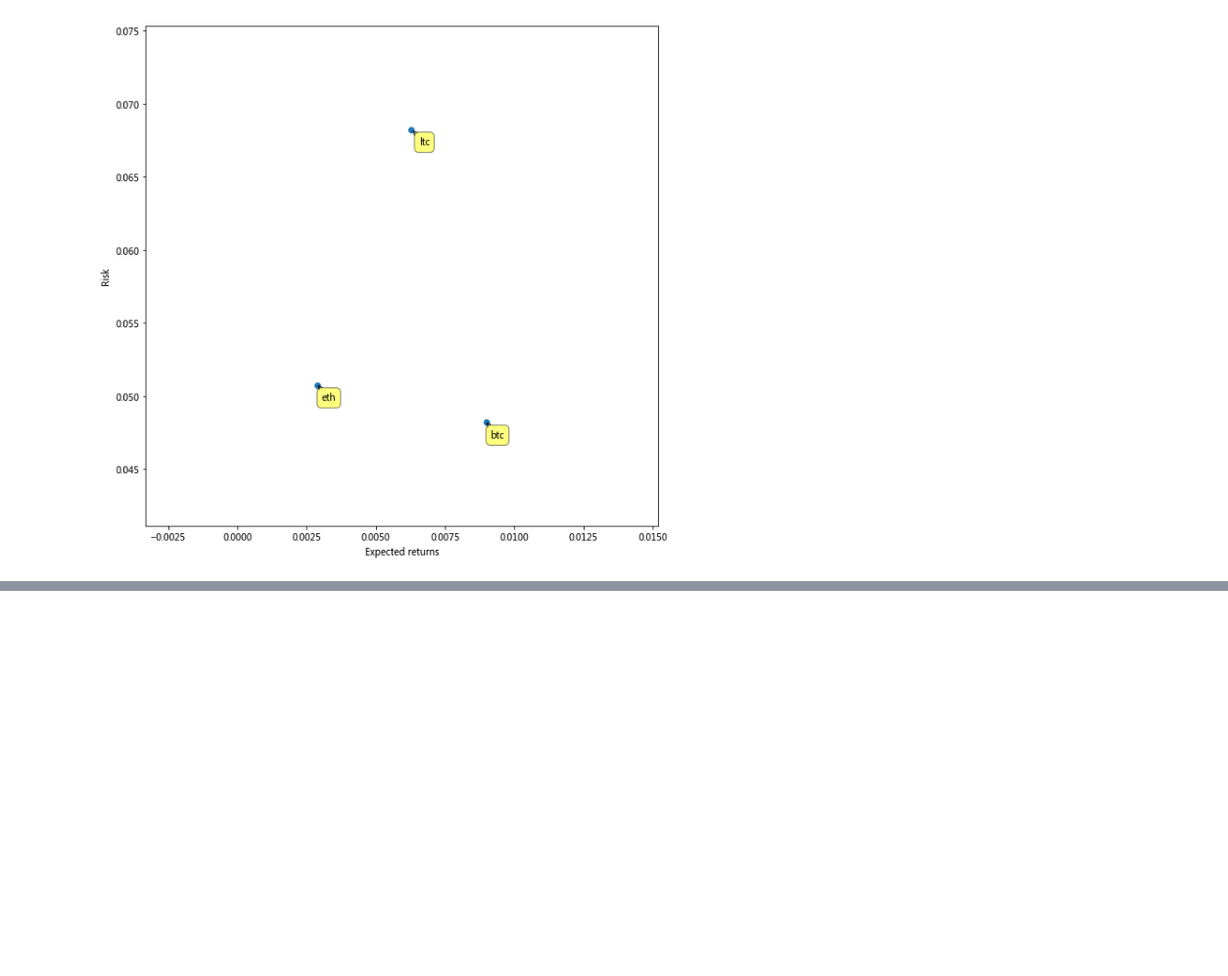
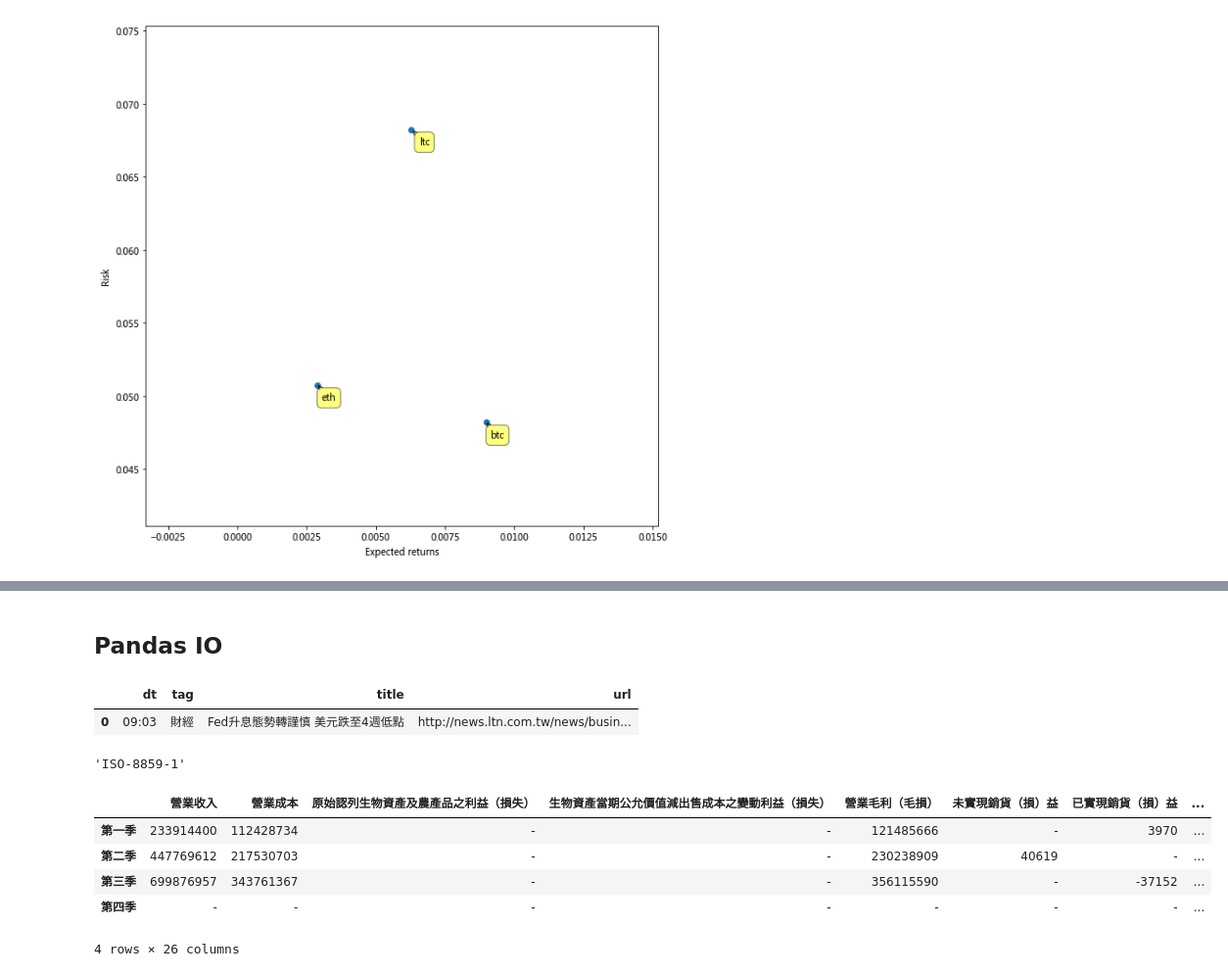
Before and after one commit to ywchiu/fuboni, a Jupyter notebook: Demo20171123.ipynb, the cells around one changed output, grey strips where cells are left out. Shown: that part at 98% size. Cells and saved outputs as stored; diff of their text form; code cells hidden in the pictures; blank space fills up the shorter version.

```diff
--- a/Demo20171123.ipynb
+++ b/Demo20171123.ipynb
@@ -371,0 +1019,45 @@ for label, x, y in zip(rets.columns, rets.mean(), rets.std()):
+# %% [markdown]
+## Pandas IO
+# %%
+ltn = pandas.read_excel('ltn_news.xlsx')
+ltn.head(1)
+# %% [output]
+|  | dt | tag | title | url |
+| 0 | 09:03 | 財經 | Fed升息態勢轉謹慎 美元跌至4週低點 | http://news.ltn.com.tw/news/busin... |
+# %%
+import requests
+payload = {
+'encodeURIComponent':'1',
+'step':'1',
+'firstin':'1',
+'off':'1',
+'queryName':'co_id',
+'t05st29_c_ifrs':'N',
+'t05st30_c_ifrs':'N',
+'inpuType':'co_id',
+'TYPEK':'all',
+'isnew':'true',
+'co_id':'2330'
+}
+res = requests.post('http://mops.twse.com.tw/mops/web/ajax_t163sb15', data = payload)
+res.encoding
+# %% [output]
+'ISO-8859-1'
+# %%
+res.encoding = 'utf-8'
+# %%
+from bs4 import BeautifulSoup
+soup = BeautifulSoup(res.text, 'html.parser')
+tb = soup.select('table.hasBorder')[0]
+# %%
+import pandas
+dfs = pandas.read_html(tb.prettify(), header=0, index_col=0)
+df = dfs[0].T
+df
+# %% [output]
+|  | 營業收入 | 營業成本 | 原始認列生物資產及農產品之利益（損失） | 生物資產當期公允價值減出售成本之變動利益（損失） | 營業毛利（毛損） | 未實現銷貨（損）益 | 已實現銷貨（損）益 | ... |
+| 第一季 | 233914400 | 112428734 | - | - | 121485666 | - | 3970 | ... |
+| 第二季 | 447769612 | 217530703 | - | - | 230238909 | 40619 | - | ... |
+| 第三季 | 699876957 | 343761367 | - | - | 356115590 | - | -37152 | ... |
+| 第四季 | - | - | - | - | - | - | - | ... |
+4 rows × 26 columns
```
Also changed, not shown: parts of 89 cells of this notebook.
